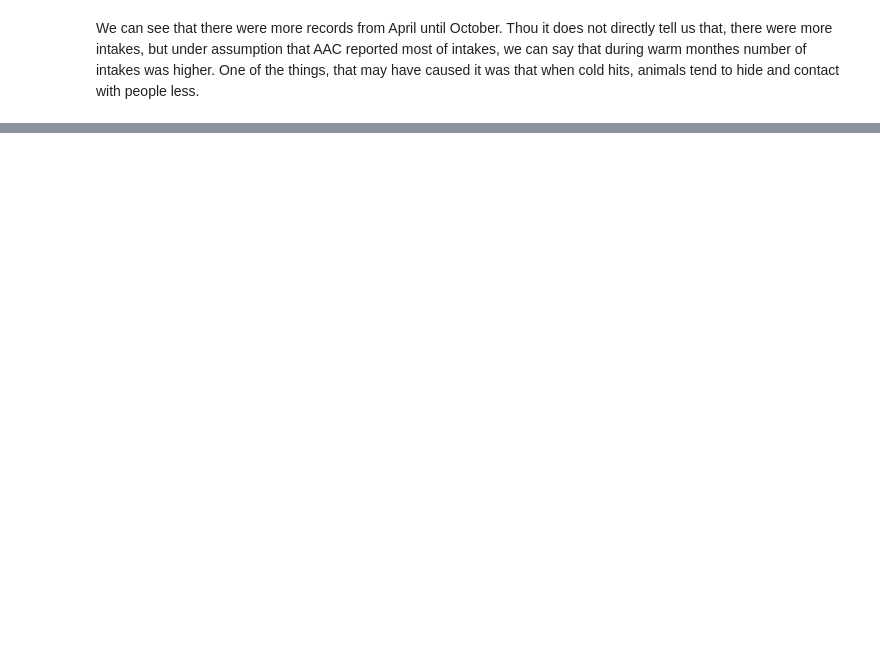
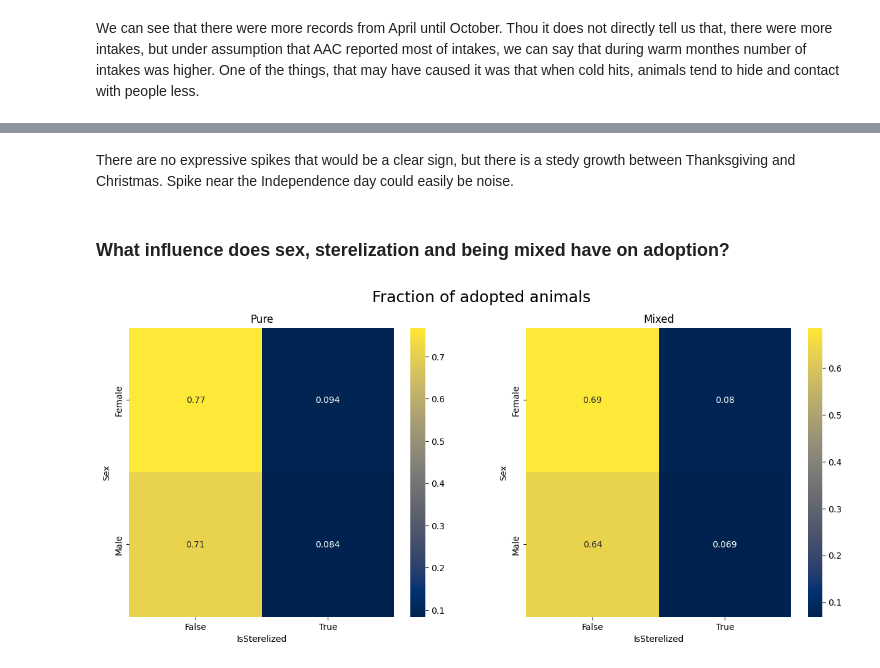
Before and after one commit to ZhigaMason/University, a Jupyter notebook: 01/assignment01.ipynb, the cells around one changed output, grey strips where cells are left out. Cells and saved outputs as stored; diff of their text form; code cells hidden in the pictures; blank space fills up the shorter version.

```diff
--- a/01/assignment01.ipynb
+++ b/01/assignment01.ipynb
@@ -925,0 +999,28 @@ We can see that there were more records from April until October. Thou it does n
+# %% [markdown]
+There are no expressive spikes that would be a clear sign, but there is a stedy growth between Thanksgiving and Christmas. Spike near the Independence day could easily be noise.
+# %% [markdown]
+### What influence does sex, sterelization and being mixed have on adoption?
+# %%
+mixed = outcome[outcome['IsMixed']]
+unmixed = outcome[~outcome['IsMixed']]
+
+fig, [ax1, ax2] = plt.subplots(1, 2, figsize=(15, 6))
+
+def plot_heatmap(df : pd.DataFrame, ax) -> None:
+    adopted = df[df['Outcome Type'] == 'Adoption']
+    ct = pd.crosstab(adopted['Sex'], adopted['IsSterelized'])
+    ct /= pd.crosstab(df['Sex'], df['IsSterelized'])
+    sns.heatmap(
+        ct, ax=ax,
+        annot=True,
+        cmap='cividis'
+    )
+
+fig.suptitle('Fraction of adopted animals', fontsize=18)
+plot_heatmap(unmixed, ax1)
+ax1.set_title('Pure')
+plot_heatmap(mixed, ax2)
+ax2.set_title('Mixed')
+plt.show()
+# %% [output]
+[figure, added]
```
Also changed, not shown: parts of 18 cells of this notebook.
